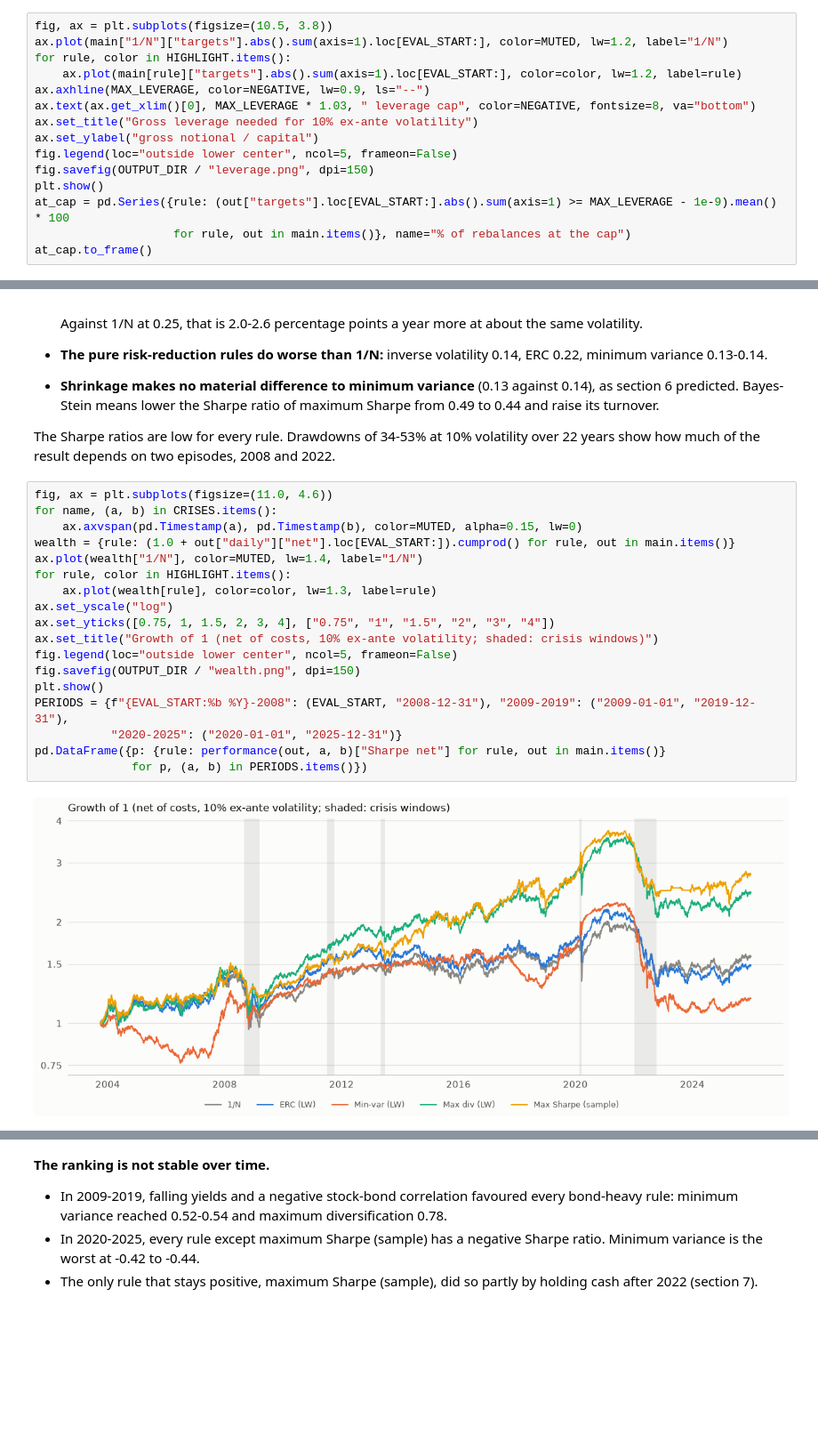
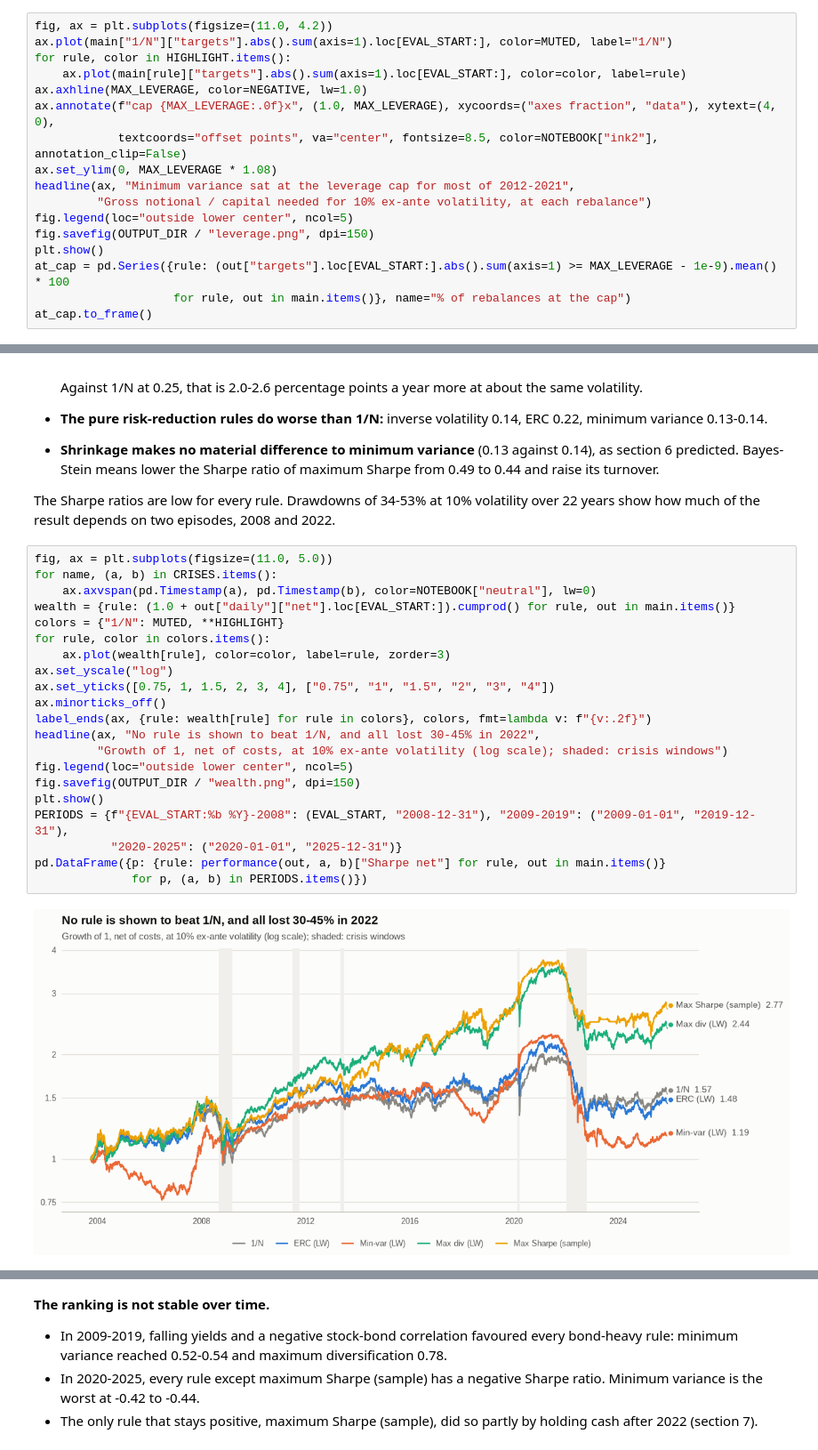
Before and after one commit to paolo993788/Algorithmic-trading, a Jupyter notebook: notebooks/portfolio_construction/portfolio_construction_under_estimation_error.ipynb, the cells around one changed output, grey strips where cells are left out. Shown at 89% size. Cells and saved outputs as stored; diff of their text form; blank space fills up the shorter version.

```diff
--- a/notebooks/portfolio_construction/portfolio_construction_under_estimation_error.ipynb
+++ b/notebooks/portfolio_construction/portfolio_construction_under_estimation_error.ipynb
@@ -393,15 +413,17 @@ shares.round(1)
 | Max Sharpe (sample) | 30.50 | 46.70 | 22.80 |
 | Max Sharpe (Bayes-Stein, LW) | 40.20 | 43.90 | 15.90 |
 # %%
-fig, ax = plt.subplots(figsize=(10.5, 3.8))
-ax.plot(main["1/N"]["targets"].abs().sum(axis=1).loc[EVAL_START:], color=MUTED, lw=1.2, label="1/N")
+fig, ax = plt.subplots(figsize=(11.0, 4.2))
+ax.plot(main["1/N"]["targets"].abs().sum(axis=1).loc[EVAL_START:], color=MUTED, label="1/N")
 for rule, color in HIGHLIGHT.items():
-    ax.plot(main[rule]["targets"].abs().sum(axis=1).loc[EVAL_START:], color=color, lw=1.2, label=rule)
-ax.axhline(MAX_LEVERAGE, color=NEGATIVE, lw=0.9, ls="--")
-ax.text(ax.get_xlim()[0], MAX_LEVERAGE * 1.03, " leverage cap", color=NEGATIVE, fontsize=8, va="bottom")
-ax.set_title("Gross leverage needed for 10% ex-ante volatility")
-ax.set_ylabel("gross notional / capital")
-fig.legend(loc="outside lower center", ncol=5, frameon=False)
+    ax.plot(main[rule]["targets"].abs().sum(axis=1).loc[EVAL_START:], color=color, label=rule)
+ax.axhline(MAX_LEVERAGE, color=NEGATIVE, lw=1.0)
+ax.annotate(f"cap {MAX_LEVERAGE:.0f}x", (1.0, MAX_LEVERAGE), xycoords=("axes fraction", "data"), xytext=(4, 0),
+            textcoords="offset points", va="center", fontsize=8.5, color=NOTEBOOK["ink2"], annotation_clip=False)
+ax.set_ylim(0, MAX_LEVERAGE * 1.08)
+headline(ax, "Minimum variance sat at the leverage cap for most of 2012-2021",
+         "Gross notional / capital needed for 10% ex-ante volatility, at each rebalance")
+fig.legend(loc="outside lower center", ncol=5)
 fig.savefig(OUTPUT_DIR / "leverage.png", dpi=150)
 plt.show()
 at_cap = pd.Series({rule: (out["targets"].loc[EVAL_START:].abs().sum(axis=1) >= MAX_LEVERAGE - 1e-9).mean() * 100
@@ -544,25 +566,28 @@ In the main setting:
 
 The Sharpe ratios are low for every rule. Drawdowns of 34-53% at 10% volatility over 22 years show how much of the result depends on two episodes, 2008 and 2022.
 # %%
-fig, ax = plt.subplots(figsize=(11.0, 4.6))
+fig, ax = plt.subplots(figsize=(11.0, 5.0))
 for name, (a, b) in CRISES.items():
-    ax.axvspan(pd.Timestamp(a), pd.Timestamp(b), color=MUTED, alpha=0.15, lw=0)
+    ax.axvspan(pd.Timestamp(a), pd.Timestamp(b), color=NOTEBOOK["neutral"], lw=0)
 wealth = {rule: (1.0 + out["daily"]["net"].loc[EVAL_START:]).cumprod() for rule, out in main.items()}
-ax.plot(wealth["1/N"], color=MUTED, lw=1.4, label="1/N")
-for rule, color in HIGHLIGHT.items():
-    ax.plot(wealth[rule], color=color, lw=1.3, label=rule)
+colors = {"1/N": MUTED, **HIGHLIGHT}
+for rule, color in colors.items():
+    ax.plot(wealth[rule], color=color, label=rule, zorder=3)
 ax.set_yscale("log")
 ax.set_yticks([0.75, 1, 1.5, 2, 3, 4], ["0.75", "1", "1.5", "2", "3", "4"])
-ax.set_title("Growth of 1 (net of costs, 10% ex-ante volatility; shaded: crisis windows)")
-fig.legend(loc="outside lower center", ncol=5, frameon=False)
+ax.minorticks_off()
+label_ends(ax, {rule: wealth[rule] for rule in colors}, colors, fmt=lambda v: f"{v:.2f}")
+headline(ax, "No rule is shown to beat 1/N, and all lost 30-45% in 2022",
+         "Growth of 1, net of costs, at 10% ex-ante volatility (log scale); shaded: crisis windows")
+fig.legend(loc="outside lower center", ncol=5)
 fig.savefig(OUTPUT_DIR / "wealth.png", dpi=150)
 plt.show()
 PERIODS = {f"{EVAL_START:%b %Y}-2008": (EVAL_START, "2008-12-31"), "2009-2019": ("2009-01-01", "2019-12-31"),
            "2020-2025": ("2020-01-01", "2025-12-31")}
 pd.DataFrame({p: {rule: performance(out, a, b)["Sharpe net"] for rule, out in main.items()}
               for p, (a, b) in PERIODS.items()})
 # %% [output]
-[figure, old version]
+[figure, new version]
 |  | Oct 2003-2008 | 2009-2019 | 2020-2025 |
 | 1/N | 0.25 | 0.45 | -0.04 |
 | Inverse vol | 0.45 | 0.23 | -0.25 |
```
Also changed, not shown: parts of 10 cells of this notebook, 13 other files.
